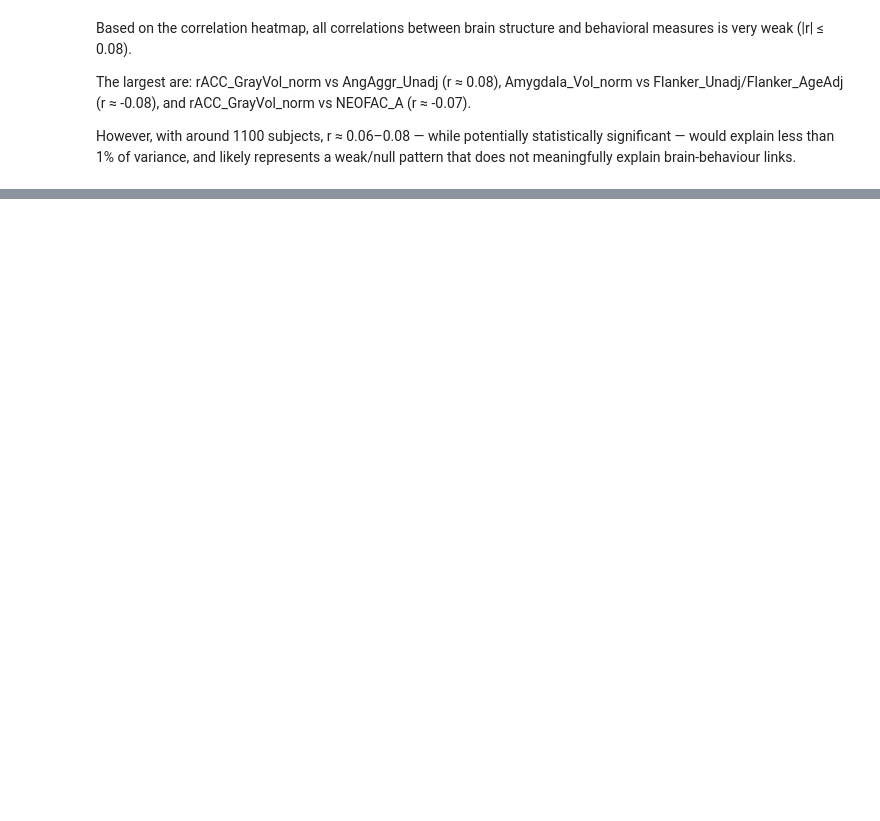
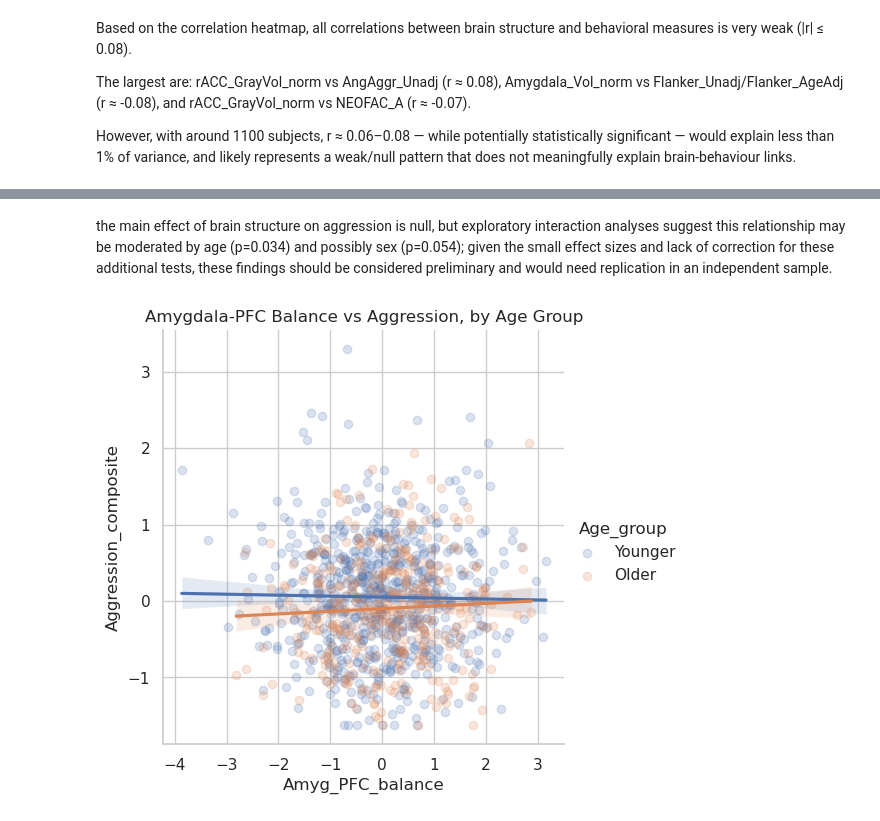
Before and after one commit to mwong053/Wong_project, a Jupyter notebook: Project aggression.ipynb, the cells around one changed output, grey strips where cells are left out. Saved outputs shown, nothing was run; the diff lists cells and outputs as text; code cells hidden in the pictures; blank space fills up the shorter version.

```diff
--- a/Project aggression.ipynb
+++ b/Project aggression.ipynb
@@ -258,0 +261,10 @@ Number of pairs surviving FDR correction (q < 0.05): 0
+# %%
+#Composite 1: Aggression/Hostility composite
+# Average of z-scored anger/hostility/rejection-perception subscales
+aggression_items = ['AngAffect_Unadj_z', 'AngHostil_Unadj_z', 'AngAggr_Unadj_z',
+                     'PercHostil_Unadj_z', 'PercReject_Unadj_z']
+df['Aggression_composite'] = df[aggression_items].mean(axis=1)
+# %%
+#Composite 2: Amygdala-PFC regulation balance
+# Higher = relatively larger amygdala vs. regulatory regions (mOFC + rACC)
+df['Amyg_PFC_balance'] = df['Amygdala_Vol_norm_z'] - df[['mOFC_GrayVol_norm_z', 'rACC_GrayVol_norm_z']].mean(axis=1)
@@ -258,0 +330,14 @@ Number of pairs surviving FDR correction (q < 0.05): 0
+# %% [markdown]
+the main effect of brain structure on aggression is null, but exploratory interaction analyses suggest this relationship may be moderated by age (p=0.034) and possibly sex (p=0.054); given the small effect sizes and lack of correction for these additional tests, these findings should be considered preliminary and would need replication in an independent sample.
+# %%
+import seaborn as sns
+
+# Median split just for visualization (not for the actual stats)
+df['Age_group'] = np.where(df['Age_mid_z'] > df['Age_mid_z'].median(), 'Older', 'Younger')
+
+sns.lmplot(data=df, x='Amyg_PFC_balance', y='Aggression_composite',
+           hue='Age_group', scatter_kws={'alpha':0.2})
+plt.title('Amygdala-PFC Balance vs Aggression, by Age Group')
+plt.show()
+# %% [output]
+[figure, added]
```
Also changed, not shown: parts of 9 cells of this notebook.
